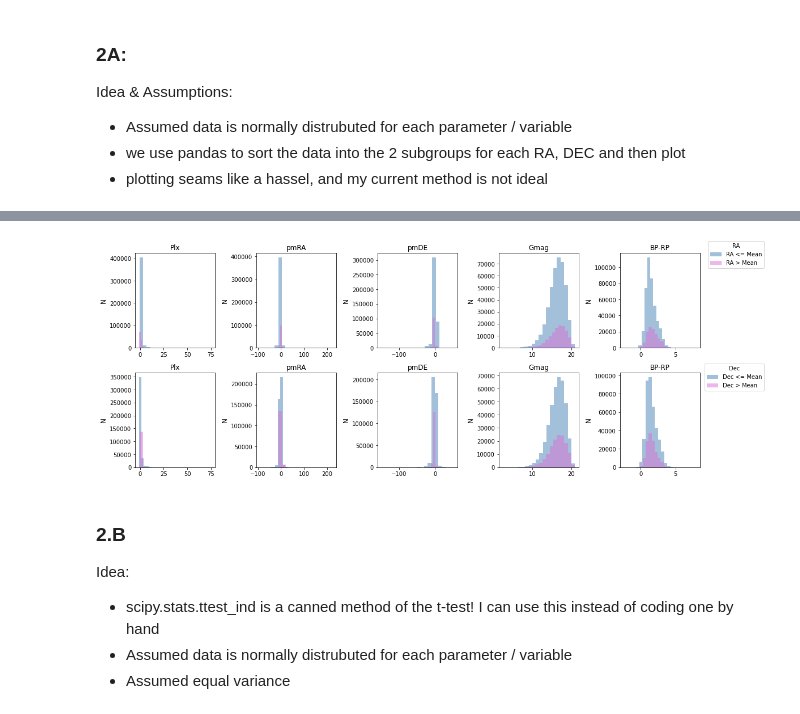
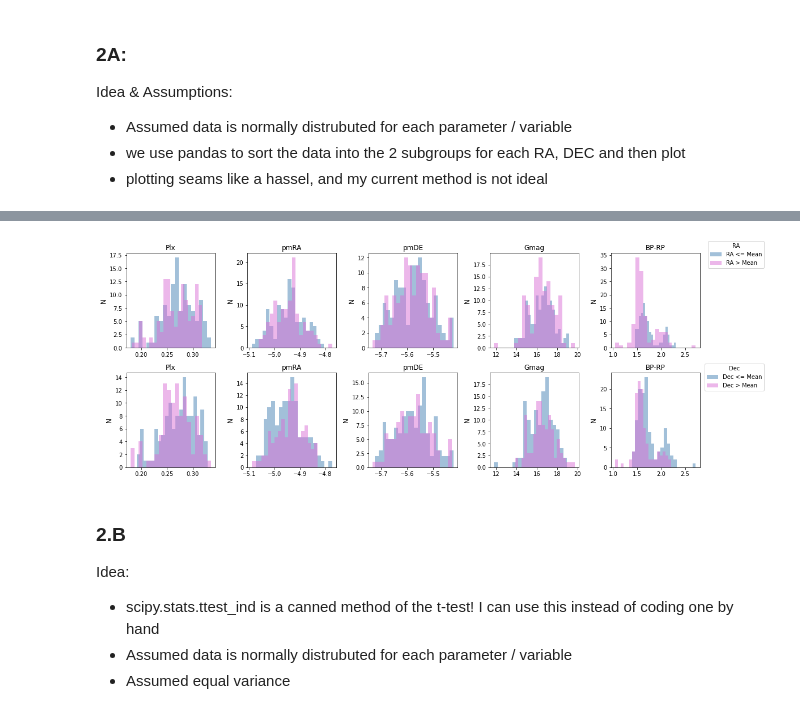
Before and after one commit to afinemax/stat_meth, a Jupyter notebook: assignments/a1/a1_max_fine.ipynb, the cells around one changed output, grey strips where cells are left out. Cells and saved outputs as stored; diff of their text form; code cells hidden in the pictures.

```diff
--- a/assignments/a1/a1_max_fine.ipynb
+++ b/assignments/a1/a1_max_fine.ipynb
@@ -245,8 +263,30 @@ cases?
 # %% [markdown]
 ### Task 2: Starter Code
 # %%
+parmeters = ['Plx', 'pmRA', 'pmDE', 'Gmag', 'BP-RP']
 stars_hiprob = stars[stars.Prob > 0.8]
 clusters_hiprob = stars_hiprob.groupby(['Name']).size().reset_index(name='count')
 clusters_sd_hiprob = stars_hiprob.groupby(['Name']).std(numeric_only=True).reset_index()
 clusters_hiprob['sd_RAdeg'] = clusters_sd_hiprob['RAdeg']
 clusters_hiprob['sd_DEdeg'] = clusters_sd_hiprob['DEdeg']
+
+# Cut out high variance clusters
+clusters_hiprob = clusters_hiprob[clusters_hiprob['sd_RAdeg'] < 0.1] # 0.1 is in degree
+clusters_hiprob = clusters_hiprob[clusters_hiprob['sd_DEdeg'] < 0.1] # 0.1 is in degree
+
+# Cut out clusters with low stars
+clusters_hiprob = clusters_hiprob[clusters_hiprob['count']>200]
+
+
+
+############################################################
+# Modification
+clusters_hiprob['RAdeg'] = clusters_sd_hiprob['RAdeg']
+clusters_hiprob['DEdeg'] = clusters_sd_hiprob['DEdeg']
+clusters_hiprob[parmeters] = clusters_sd_hiprob[parmeters]
+############################################################
+
+
+print(clusters_hiprob.keys())
+print('\n\n')
+print(clusters_hiprob)
@@ -259,20 +317,31 @@ Idea & Assumptions:
 * plotting seams like a hassel, and my current method is not ideal
 # %%
 # Choose a random cluster from your sample with a seed for reproducibility
-selected_cluster = stars_hiprob.sample(n=1, random_state=random_seed).iloc[0]
+# Get unique cluster names
+unique_cluster_names = clusters_hiprob['Name'].unique()
+random_cluster_name = np.random.choice(unique_cluster_names)
+selected_cluster = stars_hiprob[stars_hiprob['Name'] == random_cluster_name]
+
+#selected_cluster = clusters_hiprob[clusters_hiprob['Name'] == 'ASCC_100']
+#parmeters = ['Plx', 'pmRA', 'pmDE', 'Gmag', 'BP-RP']
+
+
+
+#print(selected_cluster.keys())
+#print(selected_cluster['Name'])
 print(selected_cluster)
-print(selected_cluster['Name'])
 
 # Calculate mean RA and Dec
 mean_RA = selected_cluster['RAdeg'].mean()
 mean_Dec = selected_cluster['DEdeg'].mean()
 
+
 # Split into subsamples based on RA and Dec
-ra_subsample_greater = stars_hiprob[stars_hiprob['RAdeg'] > mean_RA]
-ra_subsample_less = stars_hiprob[stars_hiprob['RAdeg'] <= mean_RA]
+ra_subsample_greater = selected_cluster[selected_cluster['RAdeg'] > mean_RA][parmeters]
+ra_subsample_less = selected_cluster[selected_cluster['RAdeg'] <= mean_RA][parmeters]
 
-dec_subsample_greater = stars_hiprob[stars_hiprob['DEdeg'] > mean_Dec]
-dec_subsample_less = stars_hiprob[stars_hiprob['DEdeg'] <= mean_Dec]
+dec_subsample_greater = selected_cluster[selected_cluster['DEdeg'] > mean_Dec][parmeters]
+dec_subsample_less = selected_cluster[selected_cluster['DEdeg'] <= mean_Dec][parmeters]
 
 
 # Plotting
@@ -355,4 +424,4 @@ ASCC_100
-[figure, old version]
+[figure, new version]
 # %% [markdown]
 ### 2.B
 
```
Also changed, not shown: parts of 4 cells of this notebook.
